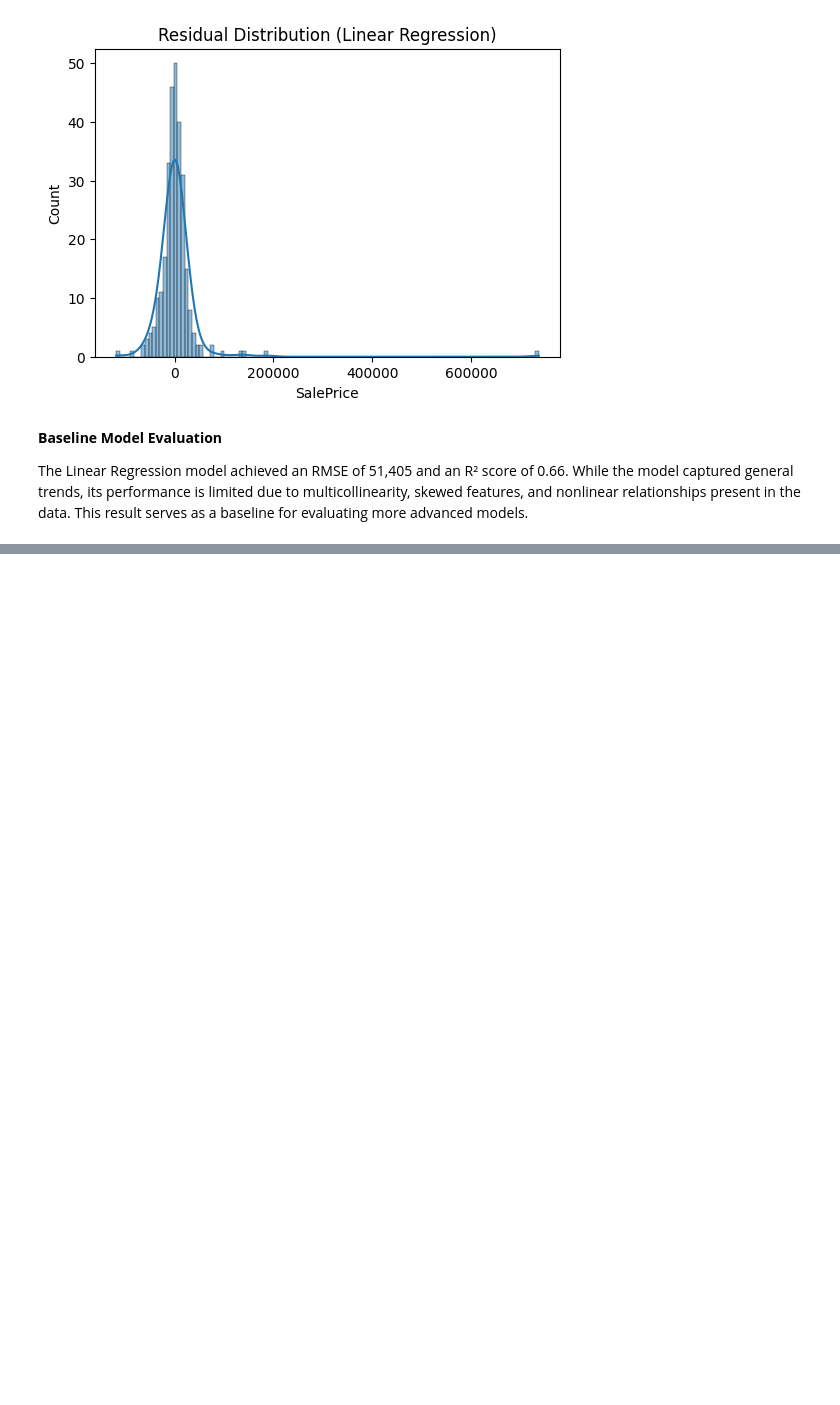
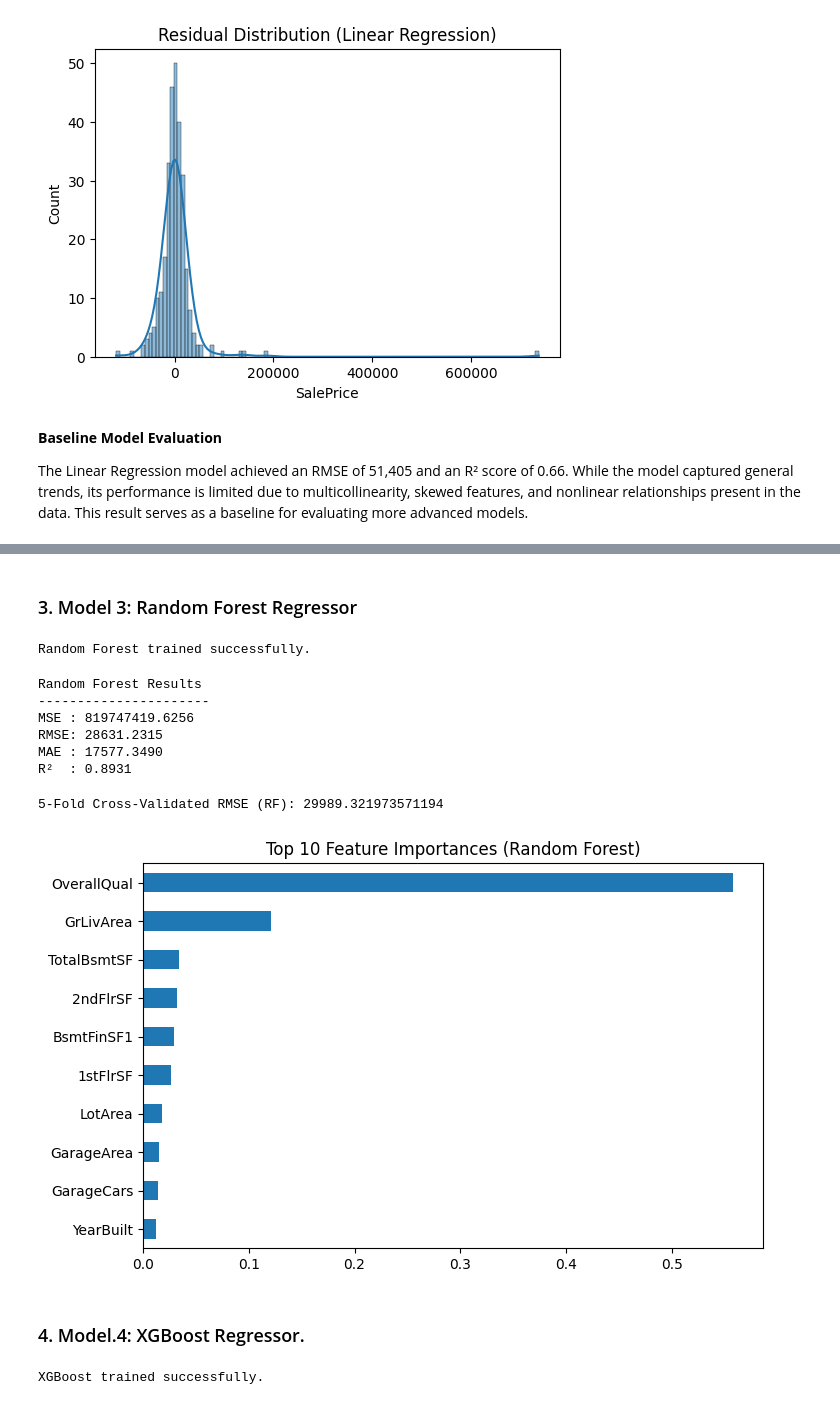
Before and after one commit to puppalasai-24/MSc_Data_Science_Project, a Jupyter notebook: DS_Project_PVSK.ipynb, the cells around one changed output, grey strips where cells are left out. Cells and saved outputs as stored; diff of their text form; code cells hidden in the pictures; blank space fills up the shorter version.

```diff
--- a/DS_Project_PVSK.ipynb
+++ b/DS_Project_PVSK.ipynb
@@ -381,0 +496,2 @@ The Linear Regression model achieved an RMSE of 51,405 and an R² score of 0.66.
+# %% [markdown]
+### 3. Model 3: Random Forest Regressor
@@ -381,0 +502,16 @@ The Linear Regression model achieved an RMSE of 51,405 and an R² score of 0.66.
+# %%
+# Intialize model.
+
+rf_model = RandomForestRegressor(
+    n_estimators=300,
+    max_depth=None,
+    random_state=42,
+    n_jobs=-1
+)
+# %%
+# Train Model.
+
+rf_model.fit(X_train, y_train)
+print("Random Forest trained successfully.")
+# %% [output]
+Random Forest trained successfully.
@@ -381,0 +529,46 @@ The Linear Regression model achieved an RMSE of 51,405 and an R² score of 0.66.
+# %%
+print("Random Forest Results")
+print("----------------------")
+print(f"MSE : {mse_rf:.4f}")
+print(f"RMSE: {rmse_rf:.4f}")
+print(f"MAE : {mae_rf:.4f}")
+print(f"R²  : {r2_rf:.4f}")
+# %% [output]
+Random Forest Results
+----------------------
+MSE : 819747419.6256
+RMSE: 28631.2315
+MAE : 17577.3490
+R²  : 0.8931
+# %%
+# Cross Validation.
+
+cv_rmse_rf = -cross_val_score(
+    rf_model,
+    X, y,
+    scoring="neg_root_mean_squared_error",
+    cv=5
+).mean()
+
+print("5-Fold Cross-Validated RMSE (RF):", cv_rmse_rf)
+# %% [output]
+5-Fold Cross-Validated RMSE (RF): 29989.321973571194
+# %%
+# Feature Importance.
+
+importances = pd.Series(
+    rf_model.feature_importances_,
+    index=X_train.columns
+).sort_values(ascending=False)
+
+top_features = importances.head(10)
+
+plt.figure(figsize=(8,5))
+top_features.plot(kind='barh')
+plt.title("Top 10 Feature Importances (Random Forest)")
+plt.gca().invert_yaxis()
+plt.show()
+# %% [output]
+[figure, added]
+# %% [markdown]
+### 4. Model.4: XGBoost Regressor.
@@ -381,0 +591,7 @@ The Linear Regression model achieved an RMSE of 51,405 and an R² score of 0.66.
+# %%
+# Train.
+
+xgb_model.fit(X_train, y_train)
+print("XGBoost trained successfully.")
+# %% [output]
+XGBoost trained successfully.
```
Also changed, not shown: parts of 26 cells of this notebook.
